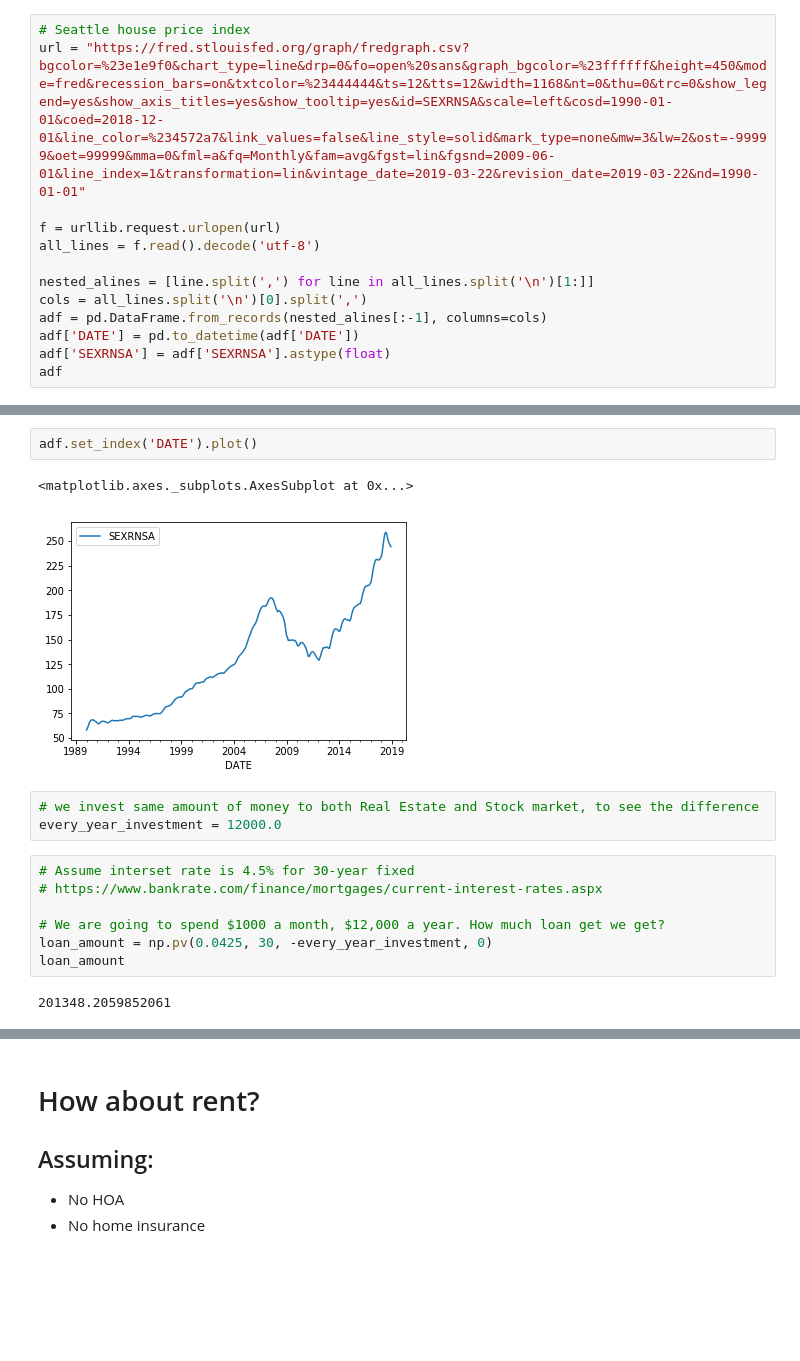
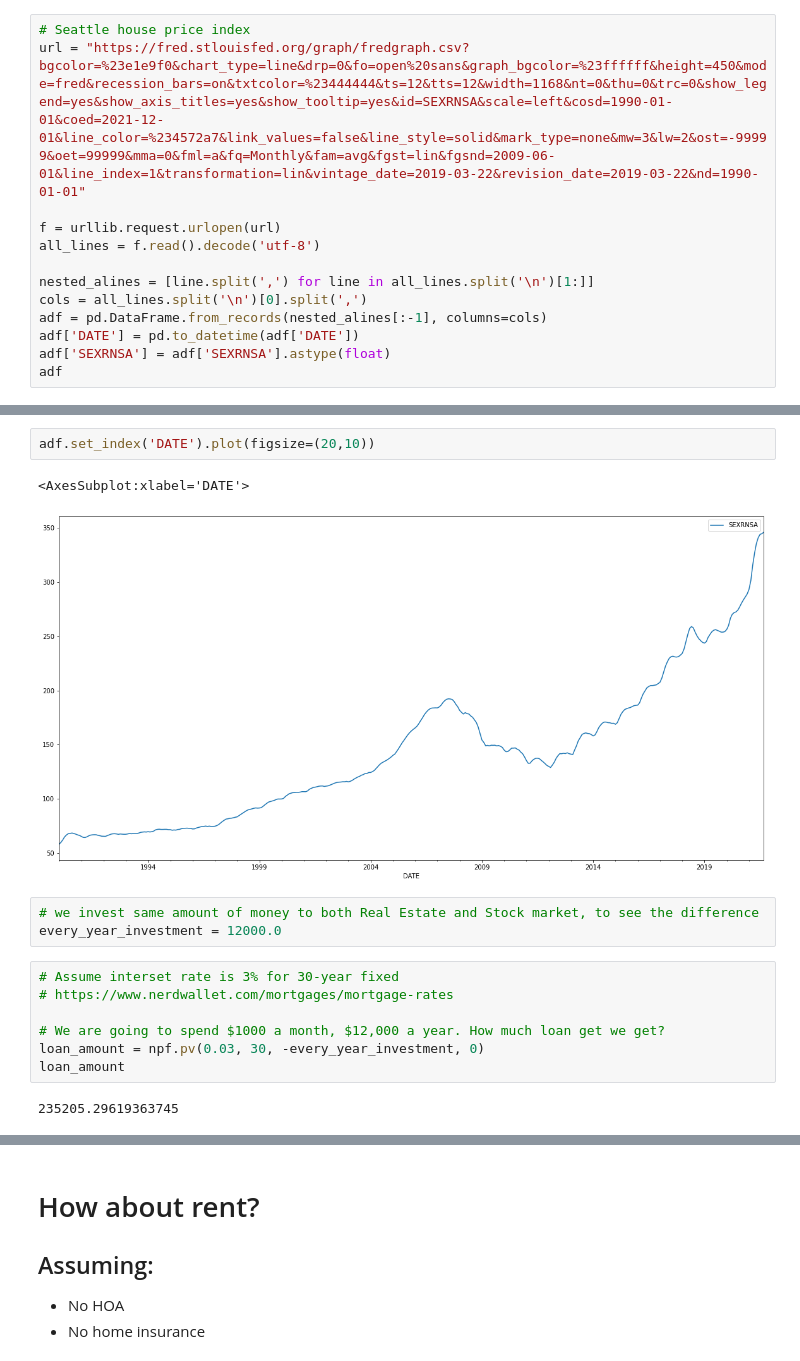
Before and after one commit to dingdinghzq/Investment101, a Jupyter notebook: Real Estate.ipynb, the cells around one changed output, grey strips where cells are left out. Cells and saved outputs as stored; diff of their text form; blank space fills up the shorter version.

```diff
--- a/Real Estate.ipynb
+++ b/Real Estate.ipynb
@@ -8,7 +9,7 @@ pd.set_option("display.max_rows", 20)
 pd.set_option('display.float_format', lambda x: "{0:,.3f}".format(x))
 # %%
 # Seattle house price index
-url = "https://fred.stlouisfed.org/graph/fredgraph.csv?bgcolor=%23e1e9f0&chart_type=line&drp=0&fo=open%20sans&graph_bgcolor=%23ffffff&height=450&mode=fred&recession_bars=on&txtcolor=%23444444&ts=12&tts=12&width=1168&nt=0&thu=0&trc=0&show_legend=yes&show_axis_titles=yes&show_tooltip=yes&id=SEXRNSA&scale=left&cosd=1990-01-01&coed=2018-12-01&line_color=%234572a7&link_values=false&line_style=solid&mark_type=none&mw=3&lw=2&ost=-99999&oet=99999&mma=0&fml=a&fq=Monthly&fam=avg&fgst=lin&fgsnd=2009-06-01&line_index=1&transformation=lin&vintage_date=2019-03-22&revision_date=2019-03-22&nd=1990-01-01"
+url = "https://fred.stlouisfed.org/graph/fredgraph.csv?bgcolor=%23e1e9f0&chart_type=line&drp=0&fo=open%20sans&graph_bgcolor=%23ffffff&height=450&mode=fred&recession_bars=on&txtcolor=%23444444&ts=12&tts=12&width=1168&nt=0&thu=0&trc=0&show_legend=yes&show_axis_titles=yes&show_tooltip=yes&id=SEXRNSA&scale=left&cosd=1990-01-01&coed=2021-12-01&line_color=%234572a7&link_values=false&line_style=solid&mark_type=none&mw=3&lw=2&ost=-99999&oet=99999&mma=0&fml=a&fq=Monthly&fam=avg&fgst=lin&fgsnd=2009-06-01&line_index=1&transformation=lin&vintage_date=2019-03-22&revision_date=2019-03-22&nd=1990-01-01"
 
 f = urllib.request.urlopen(url)
 all_lines = f.read().decode('utf-8')
@@ -41,20 +42,20 @@ adf
 # %%
-adf.set_index('DATE').plot()
+adf.set_index('DATE').plot(figsize=(20,10))
 # %% [output]
-<matplotlib.axes._subplots.AxesSubplot at 0x...>
+<AxesSubplot:xlabel='DATE'>
-[figure, old version]
+[figure, new version]
 # %%
 # we invest same amount of money to both Real Estate and Stock market, to see the difference
 every_year_investment = 12000.0
 # %%
-# Assume interset rate is 4.5% for 30-year fixed
-# https://www.bankrate.com/finance/mortgages/current-interest-rates.aspx
+# Assume interset rate is 3% for 30-year fixed
+# https://www.nerdwallet.com/mortgages/mortgage-rates
 
 # We are going to spend $1000 a month, $12,000 a year. How much loan get we get?
-loan_amount = np.pv(0.0425, 30, -every_year_investment, 0)
+loan_amount = npf.pv(0.03, 30, -every_year_investment, 0)
 loan_amount
 # %% [output]
-201348.2059852061
+235205.29619363745
 # %%
 # assume we put 20% down, and loan 80%
 # the home we can afford is
```
Also changed, not shown: parts of 15 cells of this notebook, 2 other files.
